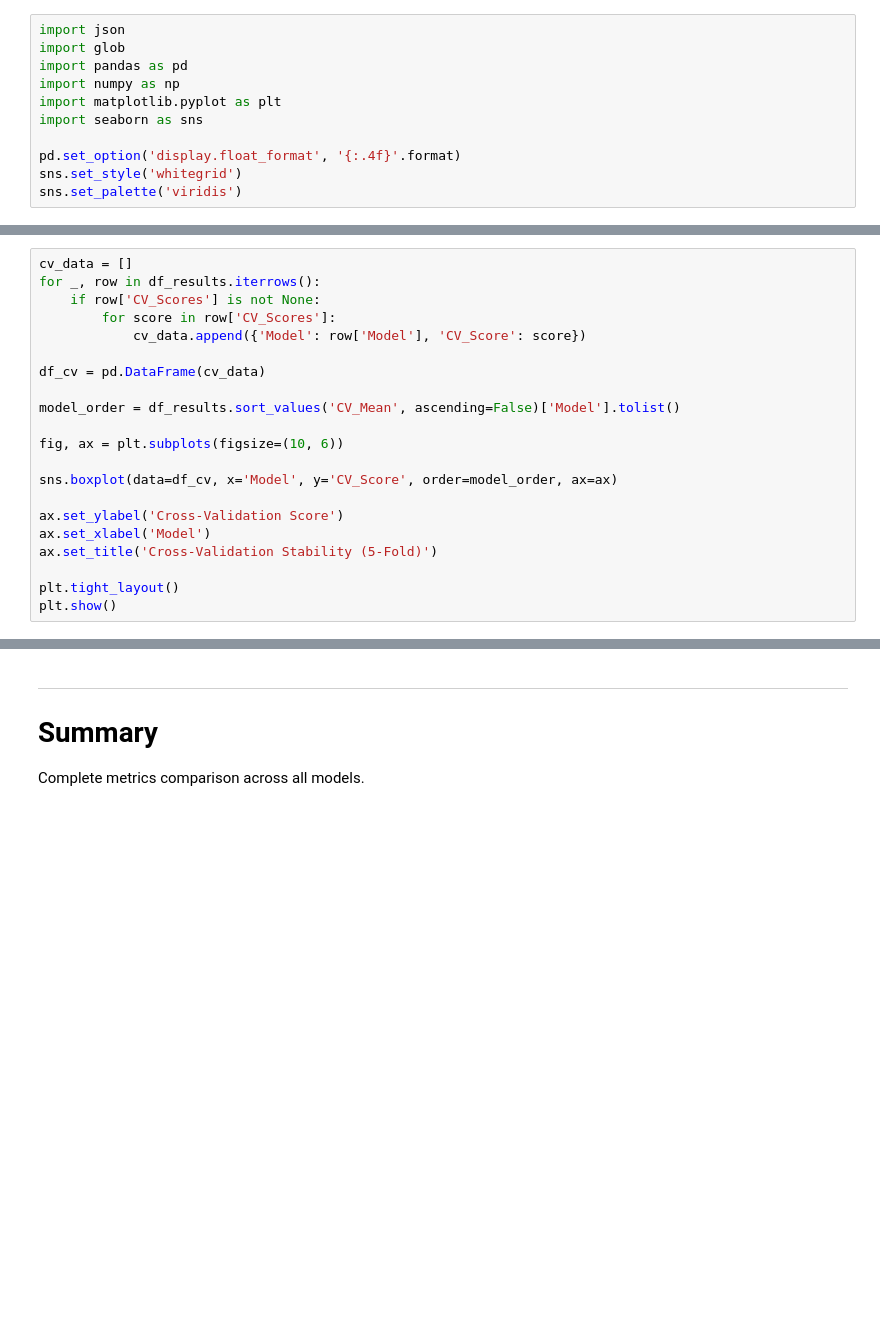
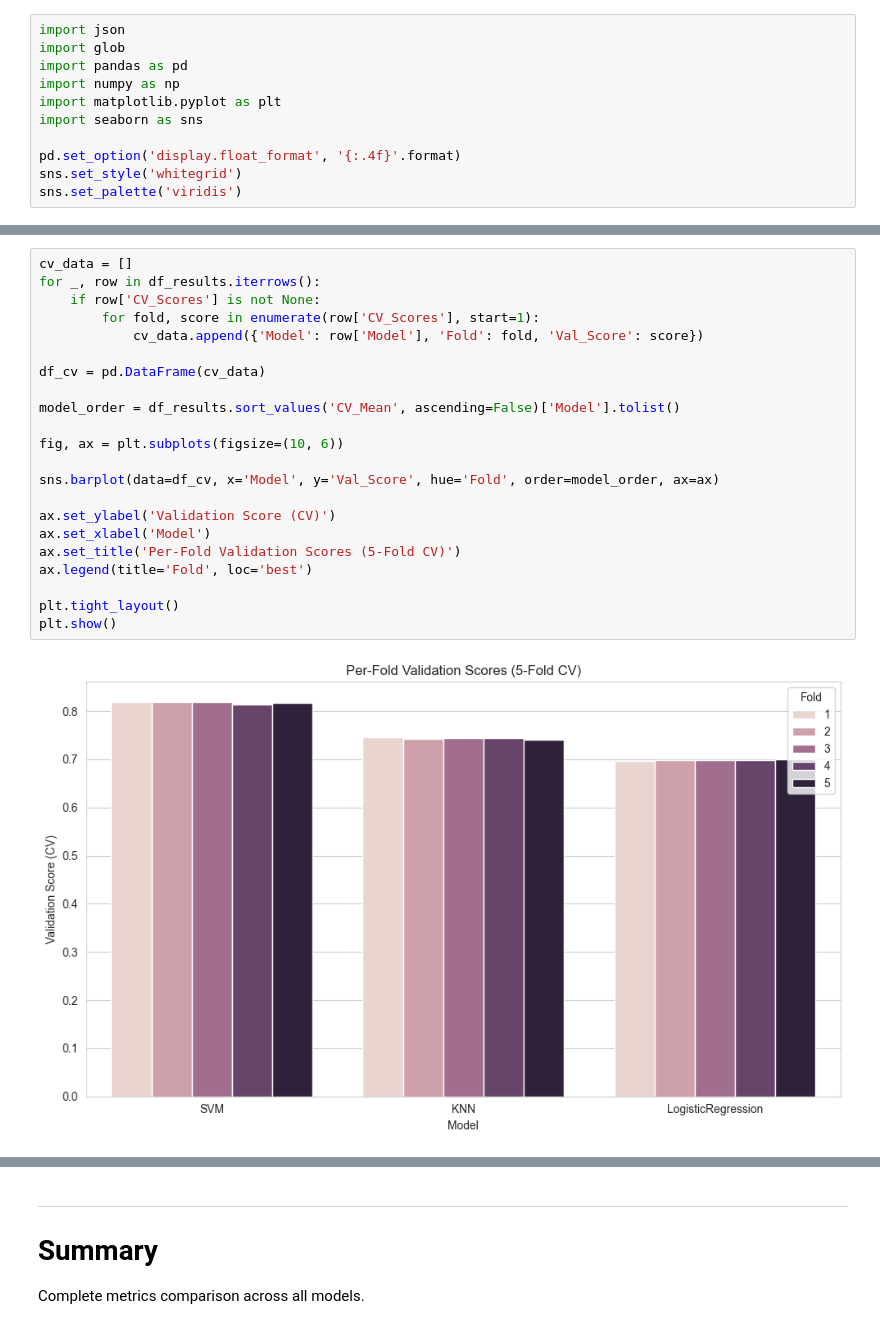
Before and after one commit to djacoo/ml-nutriscore-prediction, a Jupyter notebook: docs/notebooks/model_evaluation.ipynb, the cells around one changed output, grey strips where cells are left out. Drawn from its saved outputs; the diff is of its cells as text; blank space fills up the shorter version.

```diff
--- a/docs/notebooks/model_evaluation.ipynb
+++ b/docs/notebooks/model_evaluation.ipynb
@@ -137,24 +151,27 @@ Boxplot of cross-validation scores to assess model stability across different da
 # %%
 cv_data = []
 for _, row in df_results.iterrows():
     if row['CV_Scores'] is not None:
-        for score in row['CV_Scores']:
-            cv_data.append({'Model': row['Model'], 'CV_Score': score})
+        for fold, score in enumerate(row['CV_Scores'], start=1):
+            cv_data.append({'Model': row['Model'], 'Fold': fold, 'Val_Score': score})
 
 df_cv = pd.DataFrame(cv_data)
 
 model_order = df_results.sort_values('CV_Mean', ascending=False)['Model'].tolist()
 
 fig, ax = plt.subplots(figsize=(10, 6))
 
-sns.boxplot(data=df_cv, x='Model', y='CV_Score', order=model_order, ax=ax)
+sns.barplot(data=df_cv, x='Model', y='Val_Score', hue='Fold', order=model_order, ax=ax)
 
-ax.set_ylabel('Cross-Validation Score')
+ax.set_ylabel('Validation Score (CV)')
 ax.set_xlabel('Model')
-ax.set_title('Cross-Validation Stability (5-Fold)')
+ax.set_title('Per-Fold Validation Scores (5-Fold CV)')
+ax.legend(title='Fold', loc='best')
 
 plt.tight_layout()
 plt.show()
+# %% [output]
+[figure, added]
 # %%
 print("Cross-Validation Statistics:")
 df_results[['Model', 'CV_Mean', 'CV_Std']].sort_values('CV_Mean', ascending=False)
```
Also changed, not shown: parts of 17 cells of this notebook.
